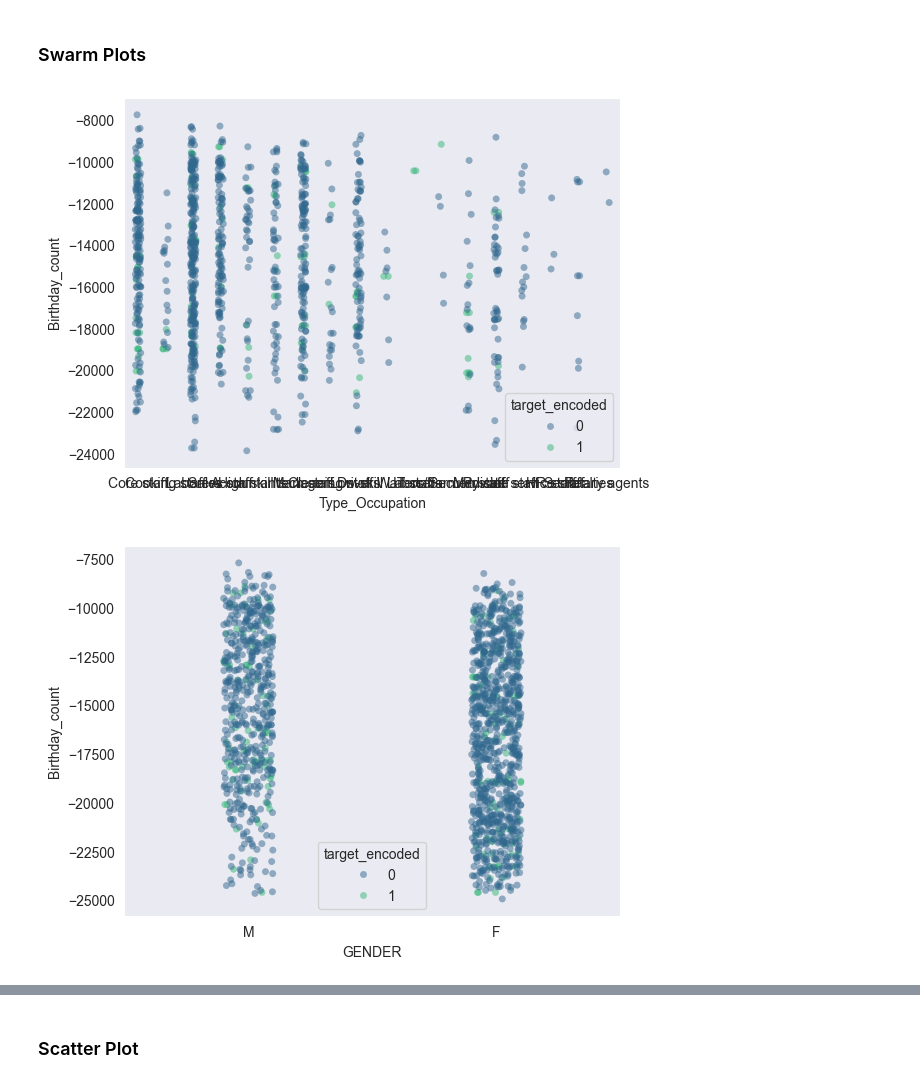
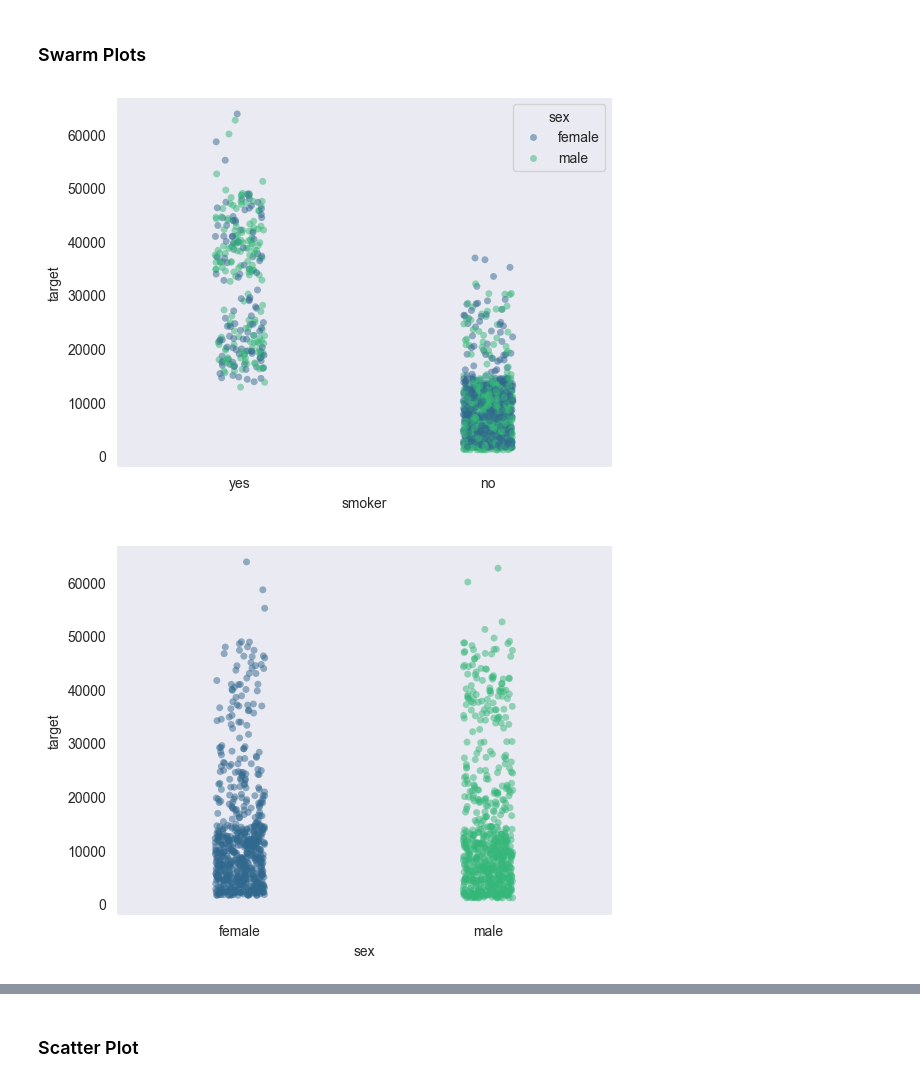
Before and after one commit to DerekSanchez/Medical-Cost-Regression, a Jupyter notebook: notebooks/EDA.ipynb, the cells around one changed output, grey strips where cells are left out. Cells and saved outputs as stored; diff of their text form; code cells hidden in the pictures.

```diff
--- a/notebooks/EDA.ipynb
+++ b/notebooks/EDA.ipynb
@@ -439,15 +439,15 @@ Combines numerical and categorical features to give enhanced insights
 # %%
 for col in relevant_cat_cols:
     sns.stripplot(
         x = col,
-        y ='Birthday_count', # numerical feature
-        hue = 'target_encoded',       # target feature
+        y ='target', # numerical feature
+        hue = 'sex',       # target feature
         data = df,
         size = 5,
         palette = 'viridis',
         alpha = 0.5
         )
     plt.show()
 # %% [output]
-[figure, old version]
+[figure, new version]
-[figure, old version]
+[figure, new version]
```
Also changed, not shown: parts of 11 cells of this notebook.
